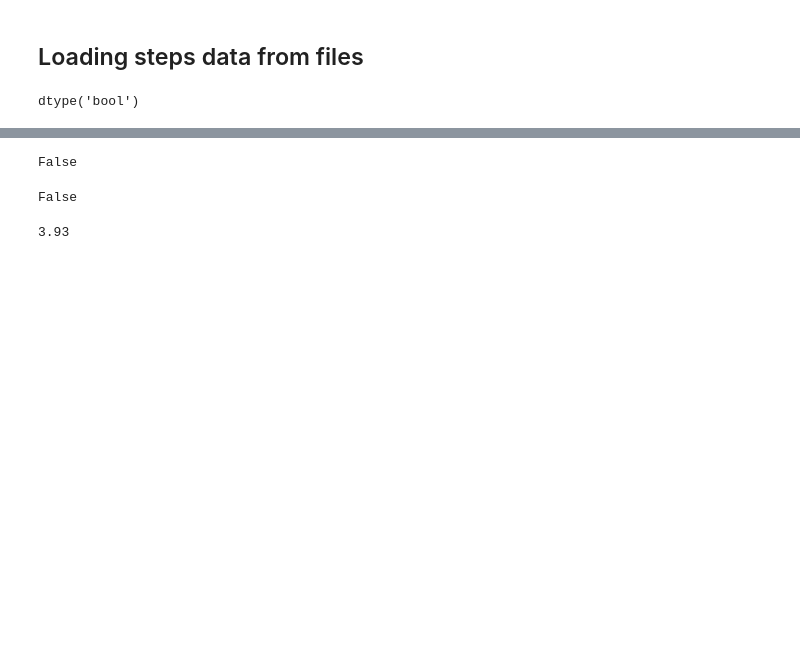
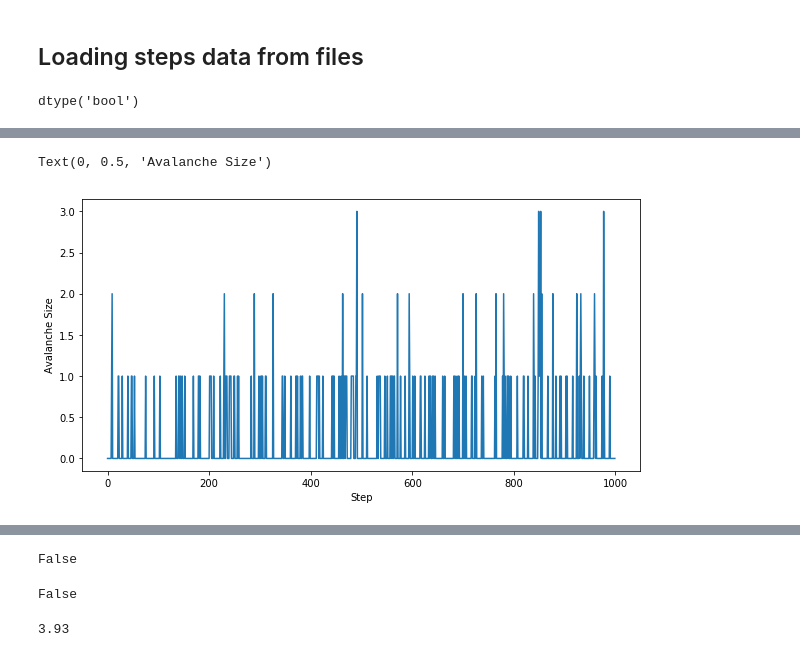
Before and after one commit to KabirDabholkar/SOC_model, a Jupyter notebook: degree_dist_plot_2.ipynb, the cells around one changed output, grey strips where cells are left out. Cells and saved outputs as stored; diff of their text form; code cells hidden in the pictures; blank space fills up the shorter version.

```diff
--- a/degree_dist_plot_2.ipynb
+++ b/degree_dist_plot_2.ipynb
@@ -61,3 +61,11 @@ plt.xscale('log')
+# %%
+plt.figure(figsize=(10,5))
+plt.plot(avalanche_sizes)
+plt.xlabel('Step')
+plt.ylabel('Avalanche Size')
+# %% [output]
+Text(0, 0.5, 'Avalanche Size')
+[figure, added]
 # %%
 data[0]['dist']
 # %% [output]
```
Also changed, not shown: parts of 6 cells of this notebook, 2 other files.
